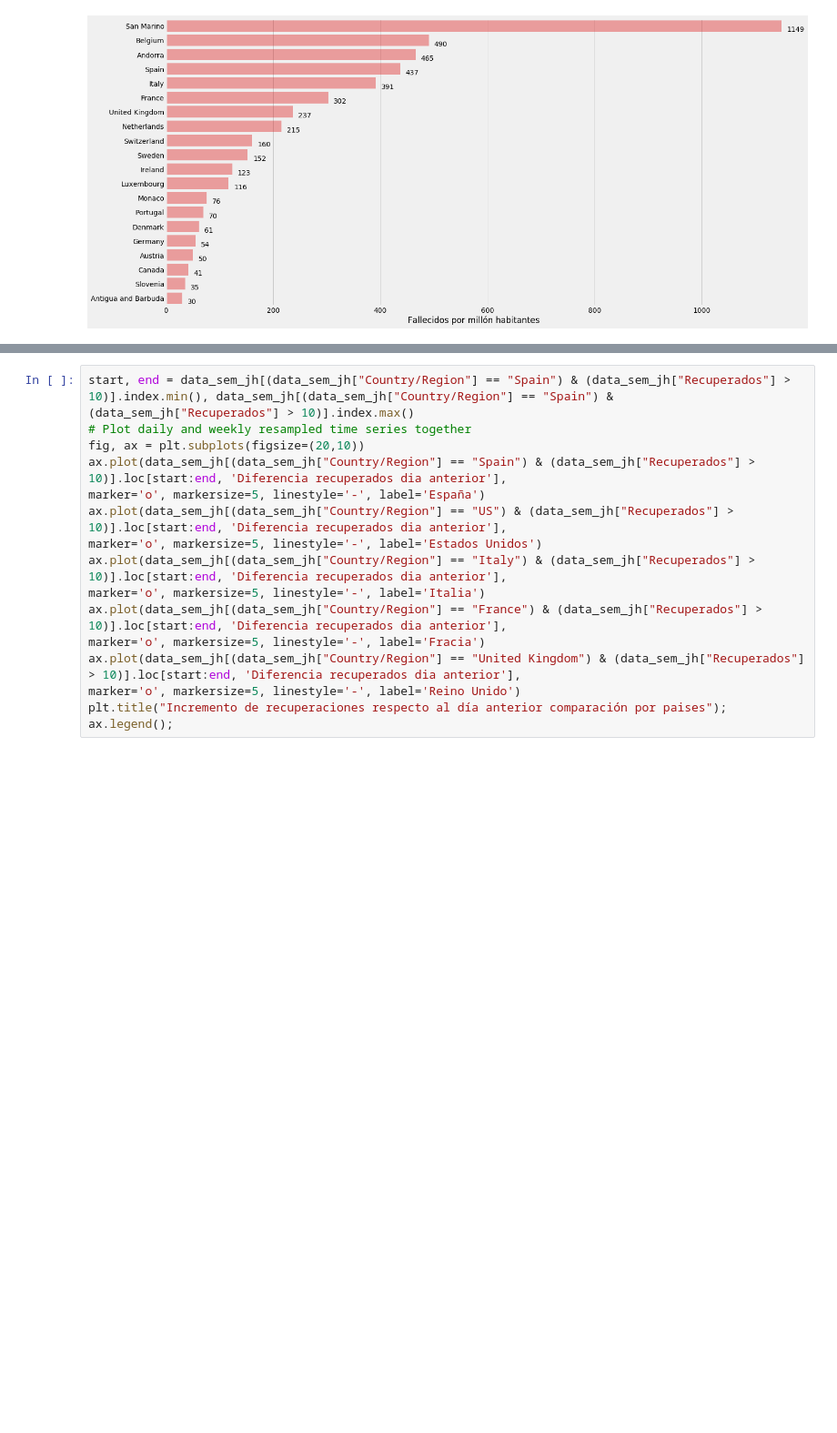
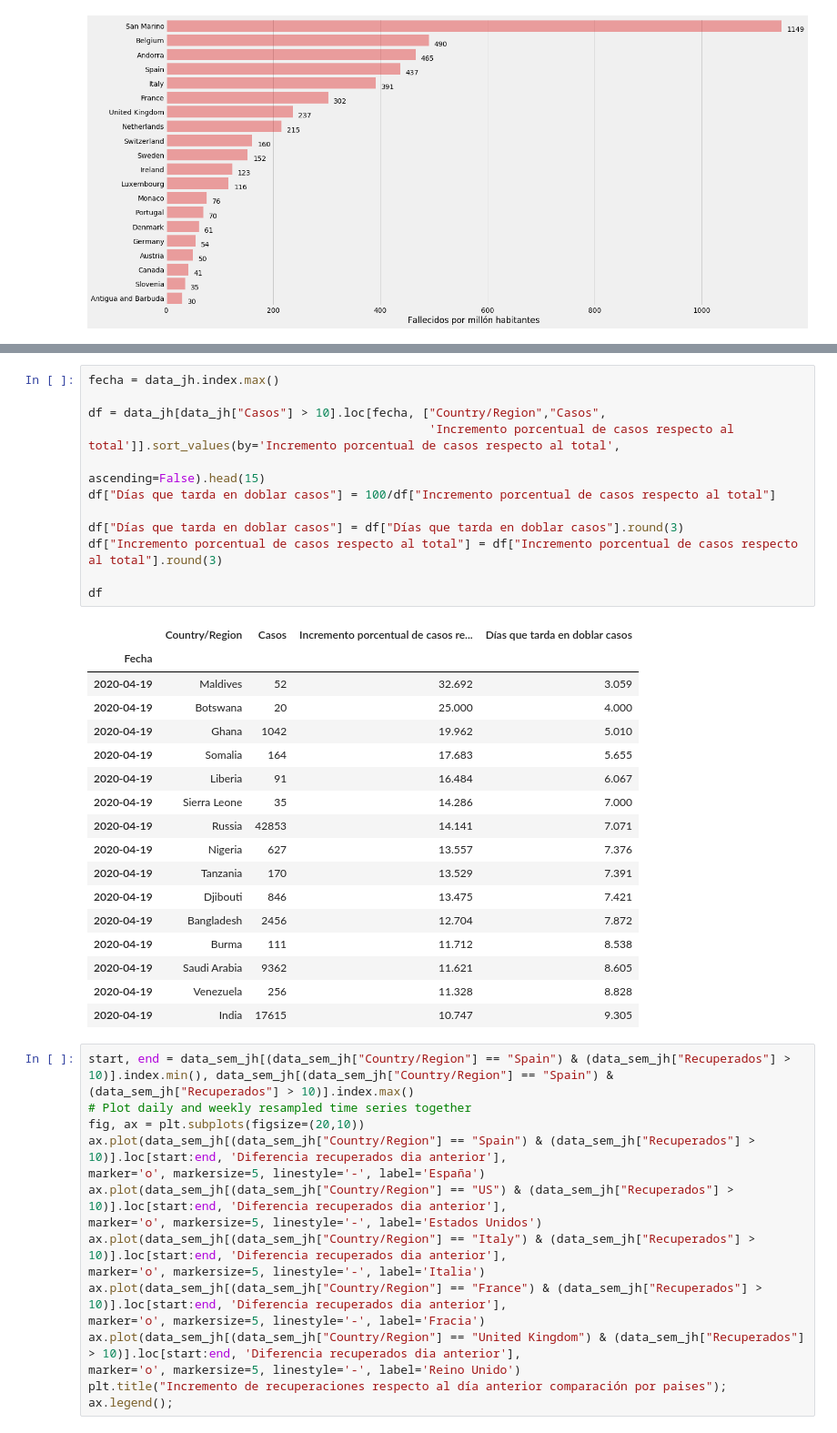
Before and after one commit to guille-arguello/covid19_spain, a Jupyter notebook: COVID-19 Spain daily analysis.ipynb, the cells around one changed output, grey strips where cells are left out. Shown at 91% size. Cells and saved outputs as stored; diff of their text form; blank space fills up the shorter version.

```diff
--- a/COVID-19 Spain daily analysis.ipynb
+++ b/COVID-19 Spain daily analysis.ipynb
@@ -583,3 +610,33 @@ show_values_on_bars(ax, "h", 10);
+# %%
+fecha = data_jh.index.max()
+
+df = data_jh[data_jh["Casos"] > 10].loc[fecha, ["Country/Region","Casos",
+                                                'Incremento porcentual de casos respecto al total']].sort_values(by='Incremento porcentual de casos respecto al total',
+                                                                                                                      ascending=False).head(15)
+df["Días que tarda en doblar casos"] = 100/df["Incremento porcentual de casos respecto al total"]
+
+df["Días que tarda en doblar casos"] = df["Días que tarda en doblar casos"].round(3)
+df["Incremento porcentual de casos respecto al total"] = df["Incremento porcentual de casos respecto al total"].round(3)
+
+df
+# %% [output]
+|  | Country/Region | Casos | Incremento porcentual de casos re... | Días que tarda en doblar casos |
+| Fecha |  |  |  |  |
+| 2020-04-19 | Maldives | 52 | 32.692 | 3.059 |
+| 2020-04-19 | Botswana | 20 | 25.000 | 4.000 |
+| 2020-04-19 | Ghana | 1042 | 19.962 | 5.010 |
+| 2020-04-19 | Somalia | 164 | 17.683 | 5.655 |
+| 2020-04-19 | Liberia | 91 | 16.484 | 6.067 |
+| 2020-04-19 | Sierra Leone | 35 | 14.286 | 7.000 |
+| 2020-04-19 | Russia | 42853 | 14.141 | 7.071 |
+| 2020-04-19 | Nigeria | 627 | 13.557 | 7.376 |
+| 2020-04-19 | Tanzania | 170 | 13.529 | 7.391 |
+| 2020-04-19 | Djibouti | 846 | 13.475 | 7.421 |
+| 2020-04-19 | Bangladesh | 2456 | 12.704 | 7.872 |
+| 2020-04-19 | Burma | 111 | 11.712 | 8.538 |
+| 2020-04-19 | Saudi Arabia | 9362 | 11.621 | 8.605 |
+| 2020-04-19 | Venezuela | 256 | 11.328 | 8.828 |
+| 2020-04-19 | India | 17615 | 10.747 | 9.305 |
 # %%
 start, end = data_sem_jh[(data_sem_jh["Country/Region"] == "Spain") & (data_sem_jh["Recuperados"] > 10)].index.min(), data_sem_jh[(data_sem_jh["Country/Region"] == "Spain") & (data_sem_jh["Recuperados"] > 10)].index.max()
 # Plot daily and weekly resampled time series together
```
Also changed, not shown: parts of 11 cells of this notebook, 1 other file.
